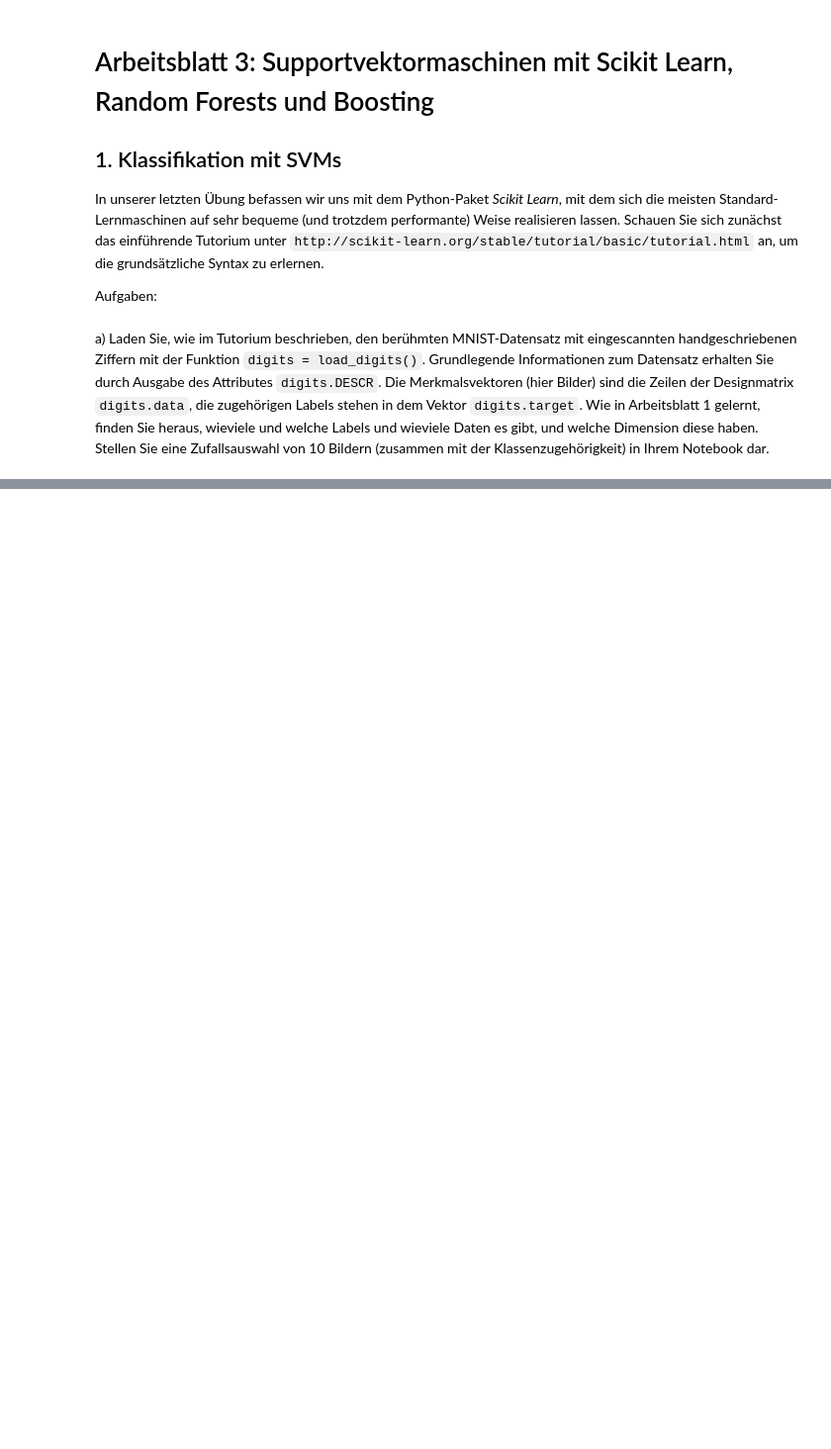
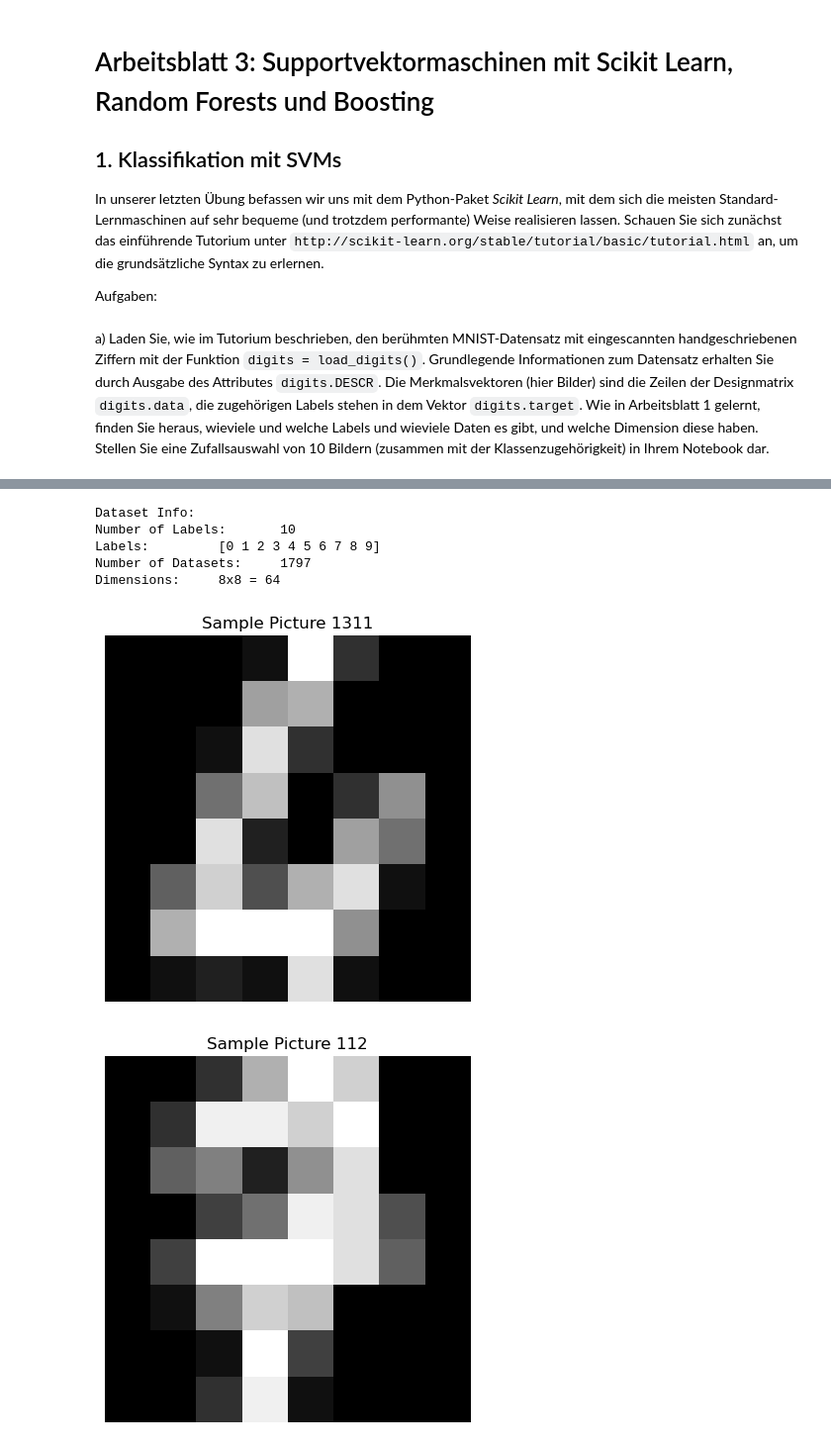
Before and after one commit to TypMitSchnurrbart/ws24_machine_learning, a Jupyter notebook: Aufgabe3/Aufgabe3.1.ipynb, the cells around one changed output, grey strips where cells are left out. Shown: that part at 99% size. Cells and saved outputs as stored; diff of their text form; code cells hidden in the pictures; blank space fills up the shorter version.

```diff
--- a/Aufgabe3/Aufgabe3.1.ipynb
+++ b/Aufgabe3/Aufgabe3.1.ipynb
@@ -12,0 +11,6 @@ b) Teilen Sie den Datensatz zufällig in einen nichtüberlappenden Trainings- un
+# %%
+### 3.1. a)
+from sklearn import datasets
+
+# Get the data
+digits = datasets.load_digits()
@@ -12,0 +38,33 @@ b) Teilen Sie den Datensatz zufällig in einen nichtüberlappenden Trainings- un
+# %%
+import numpy as np
+
+print(f"""Dataset Info:
+Number of Labels:\t{len(np.unique(digits.target))}
+Labels:\t\t{np.unique(digits.target)}
+Number of Datasets:\t{len(digits.data)}
+Dimensions:\t8x8 = {len(digits.data[0])}
+""")
+# %% [output]
+Dataset Info:
+Number of Labels:       10
+Labels:         [0 1 2 3 4 5 6 7 8 9]
+Number of Datasets:     1797
+Dimensions:     8x8 = 64
+# %%
+# Select random ten pics
+from matplotlib import pyplot as plt
+import random
+
+random_index = []
+for _ in range(10):
+    random_index.append(random.randint(0, len(digits.data)))
+
+for i in random_index:
+    image = digits.data[i].reshape((8, 8))
+    plt.imshow(image, cmap='gray')  # 'gray' colormap for grayscale images
+    plt.title(f"Sample Picture {i}")
+    plt.axis('off')  # Turn off axis labels
+    plt.show()
+# %% [output]
+[figure, added]
+[figure, added]
```
Also changed, not shown: parts of 8 cells of this notebook.
